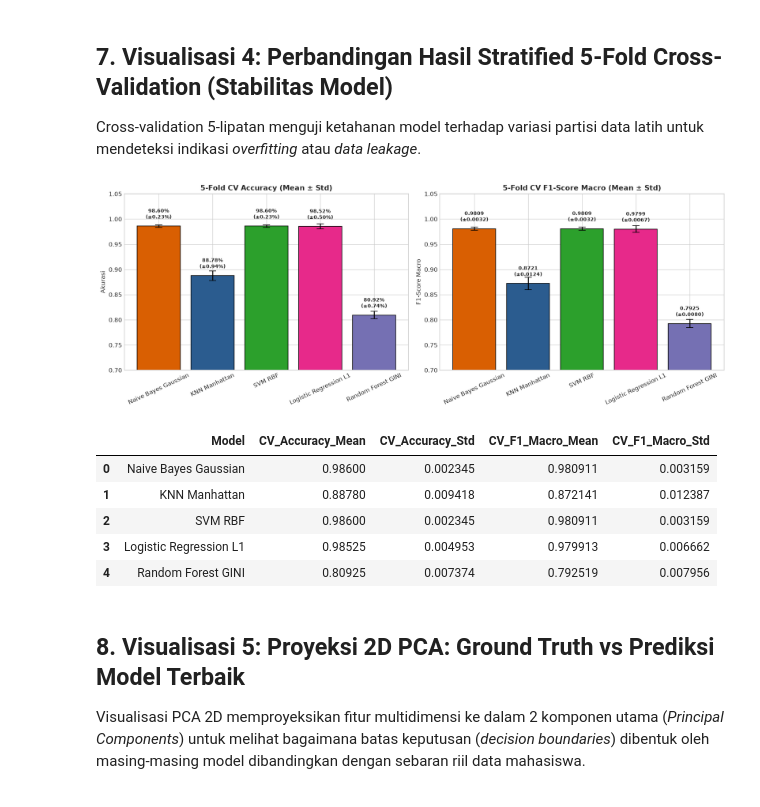
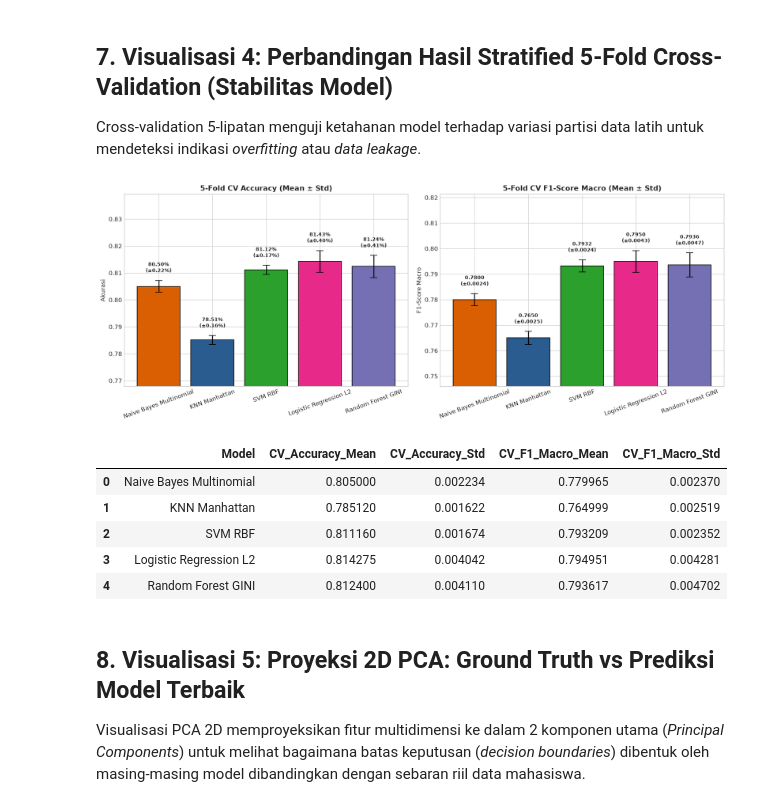
Before and after one commit to Keluarga-Cemara-Team/MachineLearningPBL, a Jupyter notebook: PBL_Perbandingan_Model_Terbaik.ipynb, the cells around one changed output. Drawn from its saved outputs; the diff is of its cells as text; code cells hidden in the pictures.

Commit message:
fix(comparison): update grand comparison for 50k leak-free models and proportional visuals

```diff
--- a/PBL_Perbandingan_Model_Terbaik.ipynb
+++ b/PBL_Perbandingan_Model_Terbaik.ipynb
@@ -57,7 +57,7 @@ SUPERVISED_FAMILIES = {
     'Naive Bayes': {
         'family_name': 'Naive Bayes',
         'subfolders': ['NaiveBayes', 'NB'],
-        'default_best': 'Gaussian',
+        'default_best': 'Multinomial',
         'variants': {
             'Gaussian': {
                 'dir_names': ['outputNBAntiBurnoutGaussian', 'outputNBAntiBurnout'],
@@ -602,9 +656,15 @@ for m in MODELS:
 
 df_cv_summary = pd.DataFrame(cv_summary)
 
-fig, axes = plt.subplots(1, 2, figsize=(15, 5.5))
+fig, axes = plt.subplots(1, 2, figsize=(15, 5.8))
 
-# Subplot 1: CV Accuracy
+# Skala Y dinamis & proporsional untuk Subplot 1 (CV Accuracy)
+acc_low = float((df_cv_summary['CV_Accuracy_Mean'] - df_cv_summary['CV_Accuracy_Std']).min())
+acc_high = float((df_cv_summary['CV_Accuracy_Mean'] + df_cv_summary['CV_Accuracy_Std']).max())
+acc_span = max(acc_high - acc_low, 0.02)
+acc_ymin = max(0.0, acc_low - acc_span * 0.45)
+acc_ymax = min(1.02, acc_high + acc_span * 0.60)
+
 axes[0].bar(
     df_cv_summary['Model'],
     df_cv_summary['CV_Accuracy_Mean'],
@@ -615,58 +675,67 @@ axes[0].bar(
 )
 axes[0].set_title('5-Fold CV Accuracy (Mean ± Std)', fontsize=12, fontweight='bold')
 axes[0].set_ylabel('Akurasi', fontsize=10)
-axes[0].set_ylim(0.70, 1.05)
-axes[0].tick_params(axis='x', rotation=25)
+axes[0].set_ylim(acc_ymin, acc_ymax)
+axes[0].tick_params(axis='x', rotation=20)
 
 for idx, row in df_cv_summary.iterrows():
     acc_text = f"{row['CV_Accuracy_Mean']*100:.2f}%\n(±{row['CV_Accuracy_Std']*100:.2f}%)"
     axes[0].text(
         idx,
-        row['CV_Accuracy_Mean'] + 0.015,
+        row['CV_Accuracy_Mean'] + row['CV_Accuracy_Std'] + acc_span * 0.07,
         acc_text,
         ha='center',
+        va='bottom',
         fontweight='bold',
         fontsize=8.5
     )
 
-# Subplot 2: CV F1-Macro
+# Skala Y dinamis & proporsional untuk Subplot 2 (CV F1-Macro)
+f1_low = float((df_cv_summary['CV_F1_Macro_Mean'] - df_cv_summary['CV_F1_Macro_Std']).min())
+f1_high = float((df_cv_summary['CV_F1_Macro_Mean'] + df_cv_summary['CV_F1_Macro_Std']).max())
+f1_span = max(f1_high - f1_low, 0.02)
+f1_ymin = max(0.0, f1_low - f1_span * 0.45)
+f1_ymax = min(1.02, f1_high + f1_span * 0.60)
+
 axes[1].bar(
     df_cv_summary['Model'],
     df_cv_summary['CV_F1_Macro_Mean'],
     yerr=df_cv_summary['CV_F1_Macro_Std'],
     capsize=6,
     color=[PALETTE[m] for m in MODELS],
     edgecolor='black'
 )
 axes[1].set_title('5-Fold CV F1-Score Macro (Mean ± Std)', fontsize=12, fontweight='bold')
 axes[1].set_ylabel('F1-Score Macro', fontsize=10)
-axes[1].set_ylim(0.70, 1.05)
-axes[1].tick_params(axis='x', rotation=25)
+axes[1].set_ylim(f1_ymin, f1_ymax)
+axes[1].tick_params(axis='x', rotation=20)
 
 for idx, row in df_cv_summary.iterrows():
     f1_text = f"{row['CV_F1_Macro_Mean']:.4f}\n(±{row['CV_F1_Macro_Std']:.4f})"
     axes[1].text(
         idx,
-        row['CV_F1_Macro_Mean'] + 0.015,
+        row['CV_F1_Macro_Mean'] + row['CV_F1_Macro_Std'] + f1_span * 0.07,
         f1_text,
         ha='center',
+        va='bottom',
         fontweight='bold',
         fontsize=8.5
     )
 
+annotate_missing_notice(fig)
 plt.tight_layout()
 plt.savefig(OUTPUT_DIR / 'perbandingan_cv_model_terbaik.png', dpi=300, bbox_inches='tight')
 plt.show()
 
 df_cv_summary
 # %% [output]
-[figure, old version]
+[figure, new version]
 |  | Model | CV_Accuracy_Mean | CV_Accuracy_Std | CV_F1_Macro_Mean | CV_F1_Macro_Std |
-| 0 | Naive Bayes Gaussian | 0.98600 | 0.002345 | 0.980911 | 0.003159 |
-| 1 | KNN Manhattan | 0.88780 | 0.009418 | 0.872141 | 0.012387 |
-| 2 | SVM RBF | 0.98600 | 0.002345 | 0.980911 | 0.003159 |
-| 3 | Logistic Regression L1 | 0.98525 | 0.004953 | 0.979913 | 0.006662 |
-| 4 | Random Forest GINI | 0.80925 | 0.007374 | 0.792519 | 0.007956 |
+| 0 | Naive Bayes Multinomial | 0.805000 | 0.002234 | 0.779965 | 0.002370 |
+| 1 | KNN Manhattan | 0.785120 | 0.001622 | 0.764999 | 0.002519 |
+| 2 | SVM RBF | 0.811160 | 0.001674 | 0.793209 | 0.002352 |
+| 3 | Logistic Regression L2 | 0.814275 | 0.004042 | 0.794951 | 0.004281 |
+| 4 | Random Forest GINI | 0.812400 | 0.004110 | 0.793617 | 0.004702 |
 # %% [markdown]
 ## 8. Visualisasi 5: Proyeksi 2D PCA: Ground Truth vs Prediksi Model Terbaik
 
```
Also changed, not shown: parts of 12 cells of this notebook, 8 other files.
